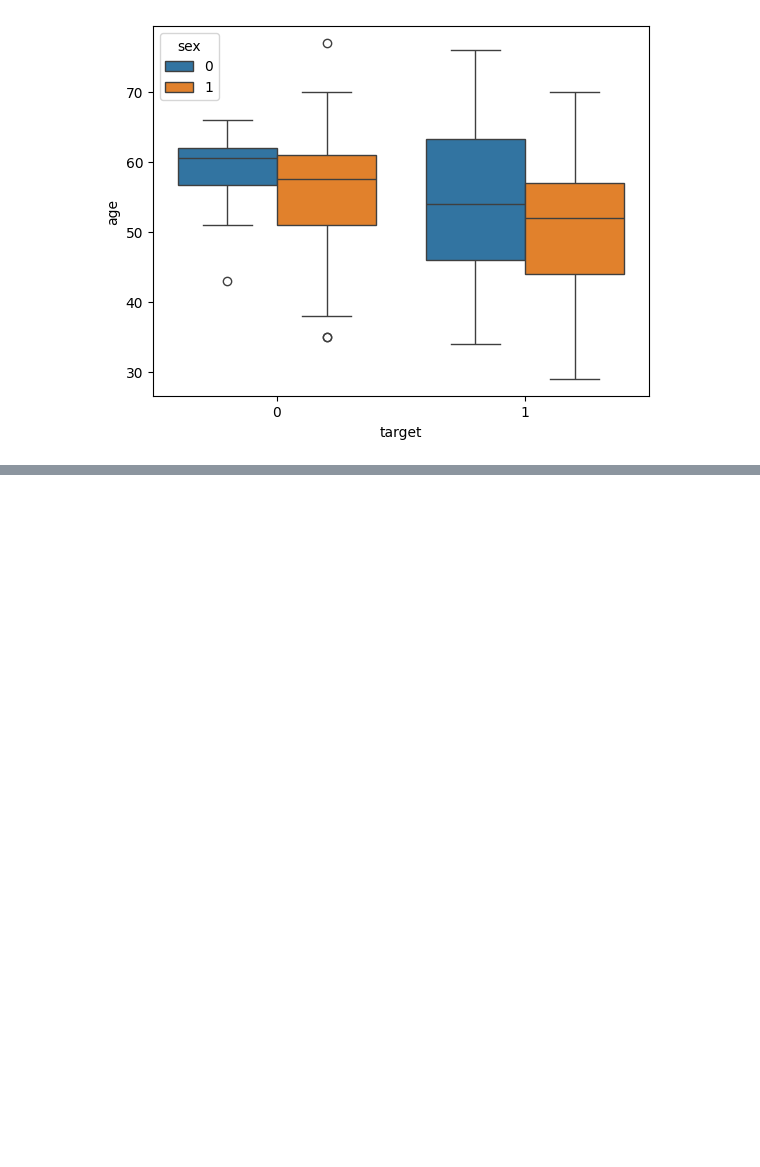
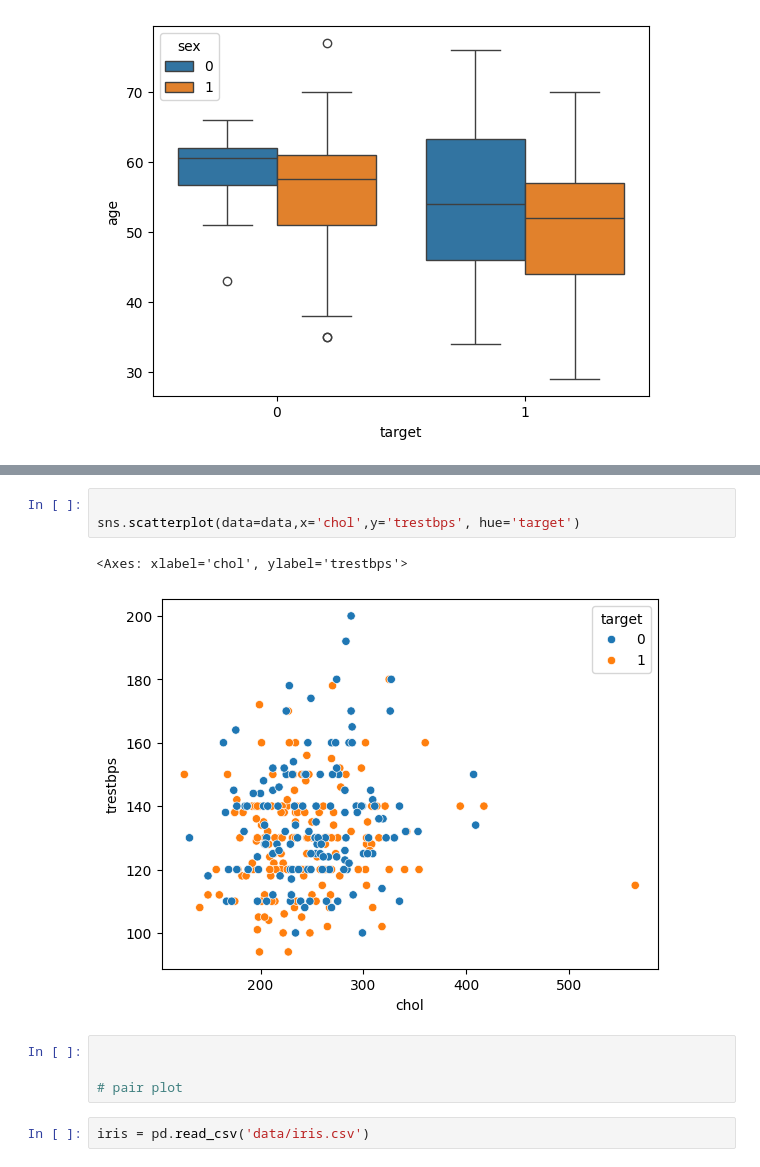
Before and after one commit to thanga-v2/Exploratory-Data-Analysis, a Jupyter notebook: visualization.ipynb, the cells around one changed output, grey strips where cells are left out. Drawn from its saved outputs; the diff is of its cells as text; blank space fills up the shorter version.

```diff
--- a/visualization.ipynb
+++ b/visualization.ipynb
@@ -261,0 +376,12 @@ sns.boxplot(x=data['target'], y=data['age'], hue=data['sex'])
+# %%
+
+sns.scatterplot(data=data,x='chol',y='trestbps', hue='target')
+# %% [output]
+<Axes: xlabel='chol', ylabel='trestbps'>
+[figure, added]
+# %%
+
+
+# pair plot
+# %%
+iris = pd.read_csv('data/iris.csv')
```
Also changed, not shown: parts of 14 cells of this notebook.
